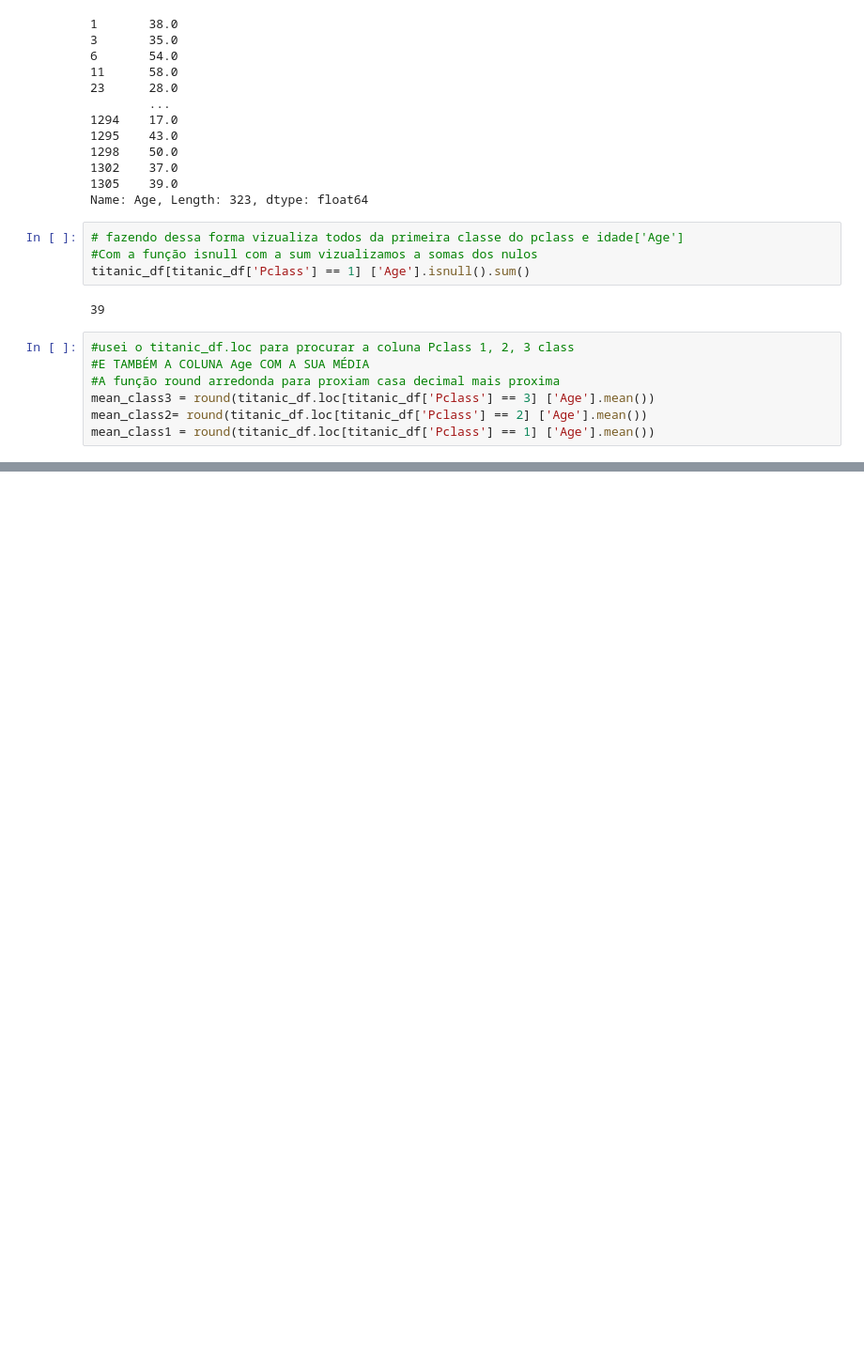
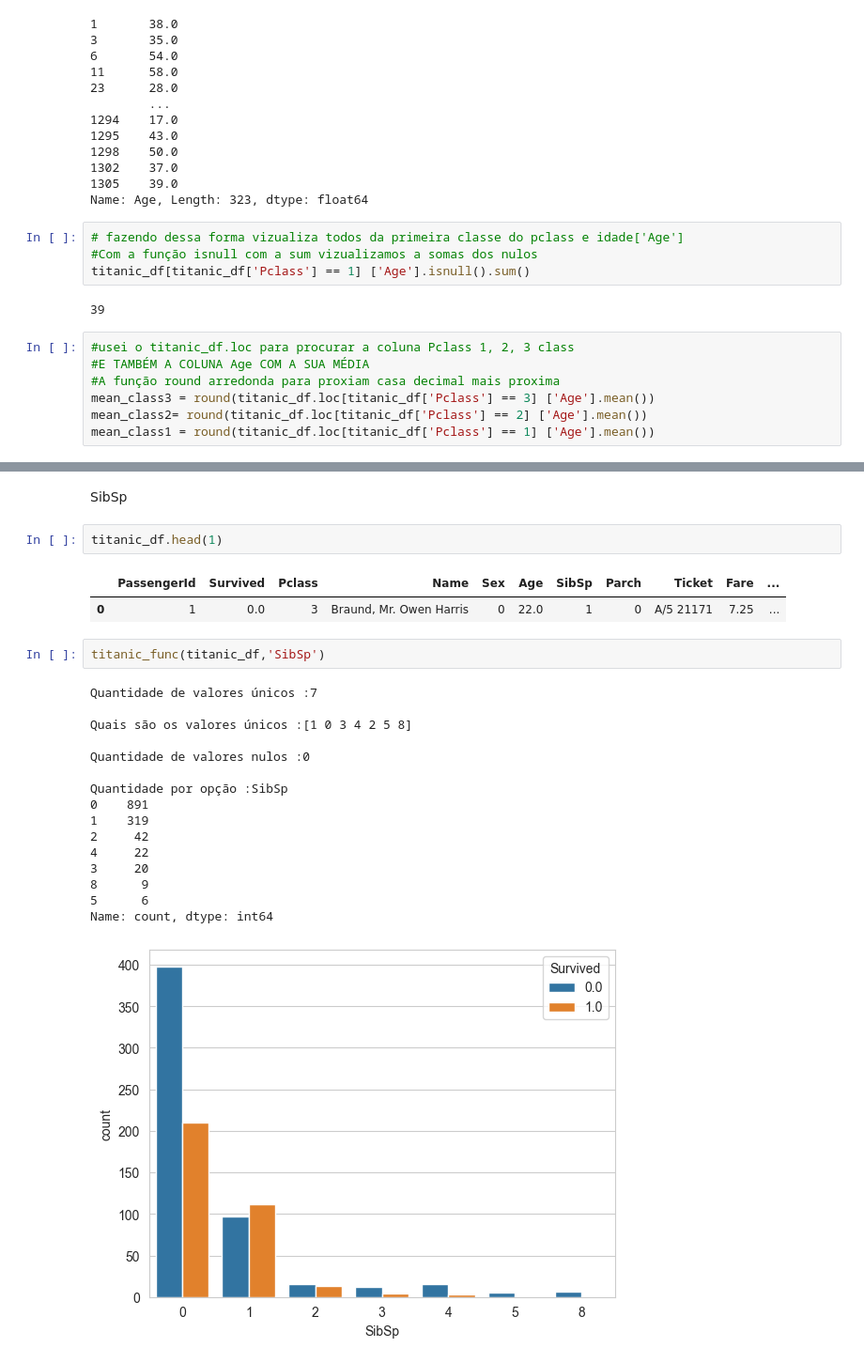
Before and after one commit to JairCipriano/projeto_machine_learning, a Jupyter notebook: machine_titanic/kaggle_titanic.ipynb, the cells around one changed output, grey strips where cells are left out. Shown at 94% size. Saved outputs shown, nothing was run; the diff lists cells and outputs as text; blank space fills up the shorter version.

```diff
--- a/machine_titanic/kaggle_titanic.ipynb
+++ b/machine_titanic/kaggle_titanic.ipynb
@@ -538,0 +549,26 @@ dtype: int64
+# %% [markdown]
+SibSp
+# %%
+titanic_df.head(1)
+# %% [output]
+|  | PassengerId | Survived | Pclass | Name | Sex | Age | SibSp | Parch | Ticket | Fare | ... |
+| 0 | 1 | 0.0 | 3 | Braund, Mr. Owen Harris | 0 | 22.0 | 1 | 0 | A/5 21171 | 7.25 | ... |
+# %%
+titanic_func(titanic_df,'SibSp')
+# %% [output]
+Quantidade de valores únicos :7
+
+Quais são os valores únicos :[1 0 3 4 2 5 8]
+
+Quantidade de valores nulos :0
+
+Quantidade por opção :SibSp
+0    891
+1    319
+2     42
+4     22
+3     20
+8      9
+5      6
+Name: count, dtype: int64
+[figure, added]
```
Also changed, not shown: parts of 27 cells of this notebook.
